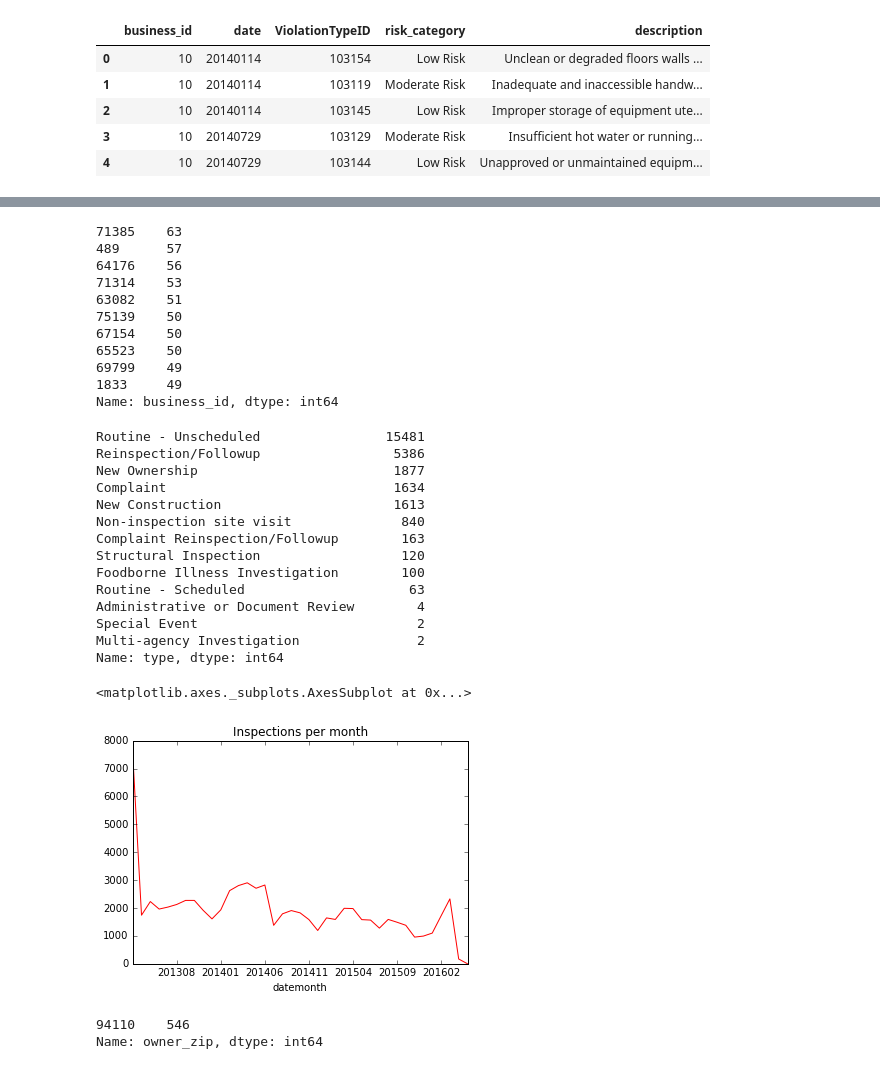
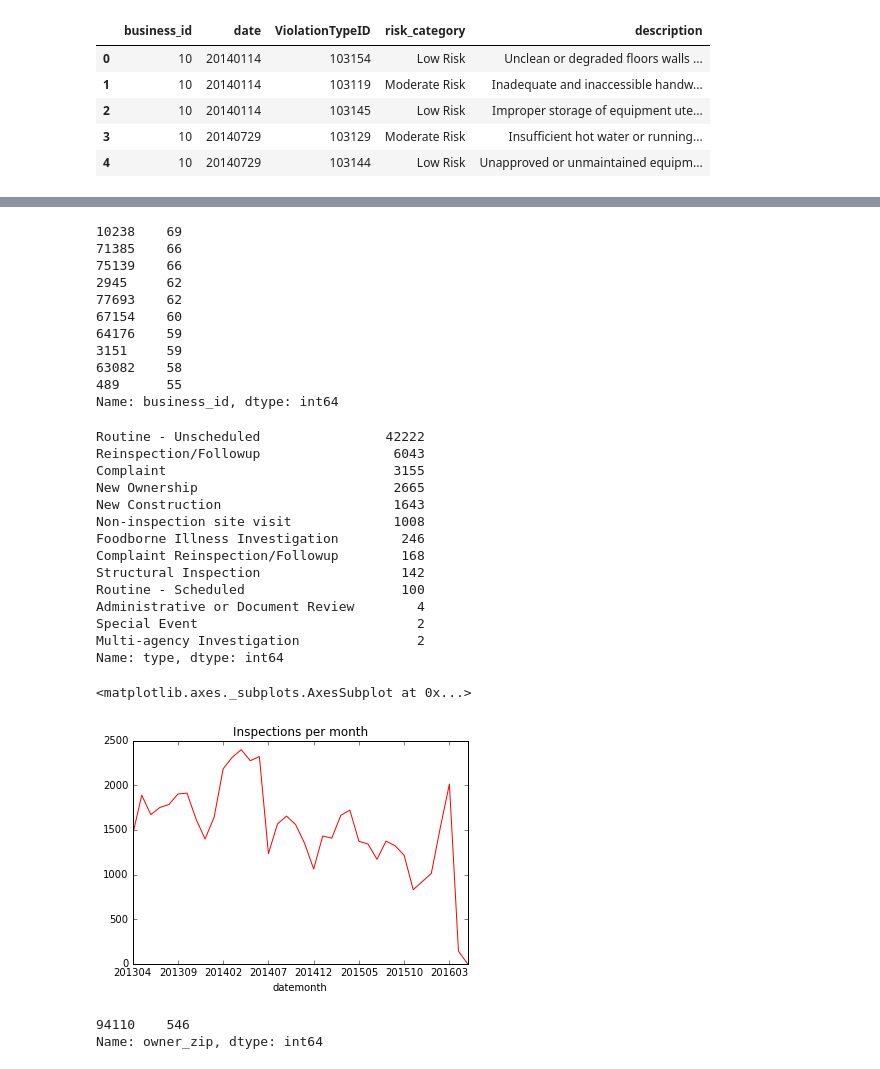
Before and after one commit to emelynchew91/sfdat22_work, a Jupyter notebook: hw1-Copy1.ipynb, the cells around one changed output, grey strips where cells are left out. Saved outputs shown, nothing was run; the diff lists cells and outputs as text; code cells hidden in the pictures.

```diff
--- a/hw1-Copy1.ipynb
+++ b/hw1-Copy1.ipynb
@@ -418,7 +457,21 @@ violations.head()
 # 1 Combine the three dataframes into one data frame called restaurant_scores
 # Hint: http://pandas.pydata.org/pandas-docs/stable/merging.html
 
-frames = [businesses, inspections, violations]
-result = pd.concat(frames)
+#this just puts them all in the same row
+#frames = [businesses, inspections, violations]
+#result = pd.concat(frames)
+#result
+
+
+merge1 = pd.merge(inspections, violations, how='left', on=['date' , 'business_id'], left_on=None, right_on=None,
+      left_index=False, right_index=False, sort=True,
+      suffixes=('_x', '_y'), copy=True, indicator=False)
+
+result = pd.merge(merge1, businesses, how='left', on= 'business_id', left_on=None, right_on=None,
+      left_index=False, right_index=False, sort=True,
+      suffixes=('_x', '_y'), copy=True, indicator=False)
+
+
+
 result
 # %% [output]
@@ -445,32 +498,32 @@ result
 
 result.business_id.value_counts().head(10)
 # %% [output]
-71385    63
-489      57
-64176    56
-71314    53
-63082    51
-75139    50
-67154    50
-65523    50
-69799    49
-1833     49
+10238    69
+71385    66
+75139    66
+2945     62
+77693    62
+67154    60
+64176    59
+3151     59
+63082    58
+489      55
 Name: business_id, dtype: int64
 # %%
 # 3 Group and count the inspections by type
 
 result.type.value_counts()
 # %% [output]
-Routine - Unscheduled                15481
-Reinspection/Followup                 5386
-New Ownership                         1877
-Complaint                             1634
-New Construction                      1613
-Non-inspection site visit              840
-Complaint Reinspection/Followup        163
-Structural Inspection                  120
-Foodborne Illness Investigation        100
-Routine - Scheduled                     63
+Routine - Unscheduled                42222
+Reinspection/Followup                 6043
+Complaint                             3155
+New Ownership                         2665
+New Construction                      1643
+Non-inspection site visit             1008
+Foodborne Illness Investigation        246
+Complaint Reinspection/Followup        168
+Structural Inspection                  142
+Routine - Scheduled                    100
 Administrative or Document Review        4
 Special Event                            2
 Multi-agency Investigation               2
@@ -478,24 +531,24 @@ Name: type, dtype: int64
 # %%
 # 4 Create a plot that shows number of inspections per month
 # Bonus for creating a heatmap
 # http://stanford.edu/~mwaskom/software/seaborn/generated/seaborn.heatmap.html?highlight=heatmap
 
 
 
-result['datemonth'] = result['date'].map(lambda x: str(x)[:-4])
+result['datemonth'] = result['date'].map(lambda x: str(x)[:-2])
 result
 
-inspections_per_month = result.groupby('datemonth').business_id.count()
+inspections_per_month = result.groupby('datemonth').date.count()
 
 
 
 inspections_per_month.plot(kind='line',
                         color='r',
                         linewidth=1,
                         title='Inspections per month')
 # %% [output]
 <matplotlib.axes._subplots.AxesSubplot at 0x...>
-[figure, old version]
+[figure, new version]
 # %%
 # 5 Which zip code contains the most high risk violations?
 
```
Also changed, not shown: parts of 6 cells of this notebook.
